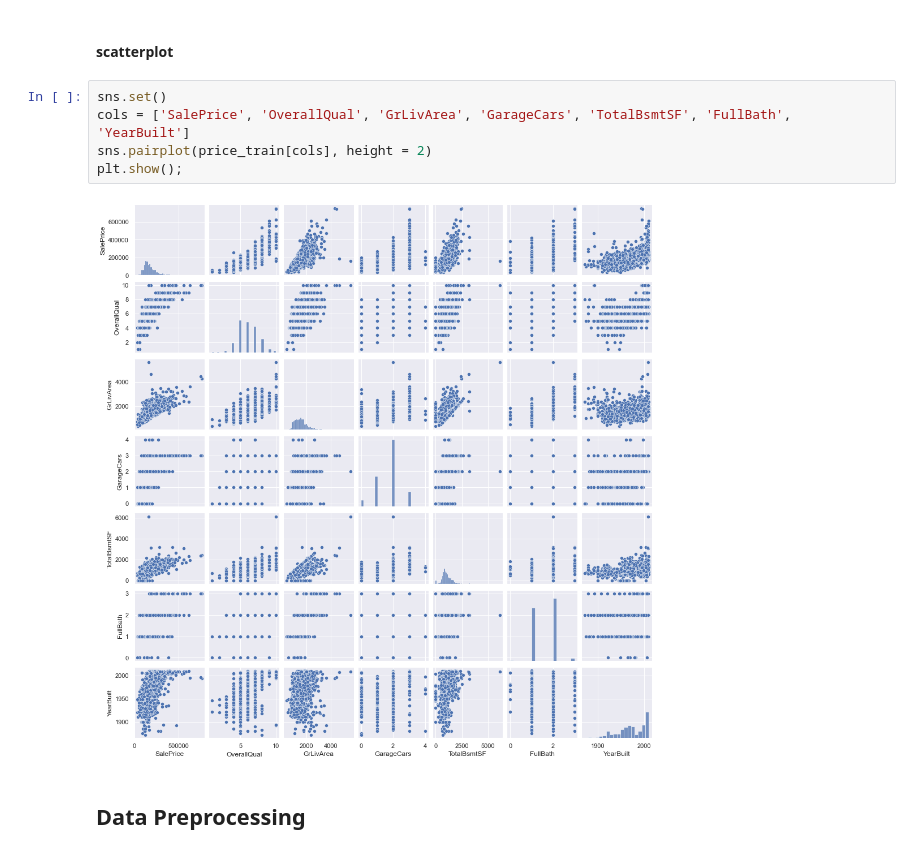
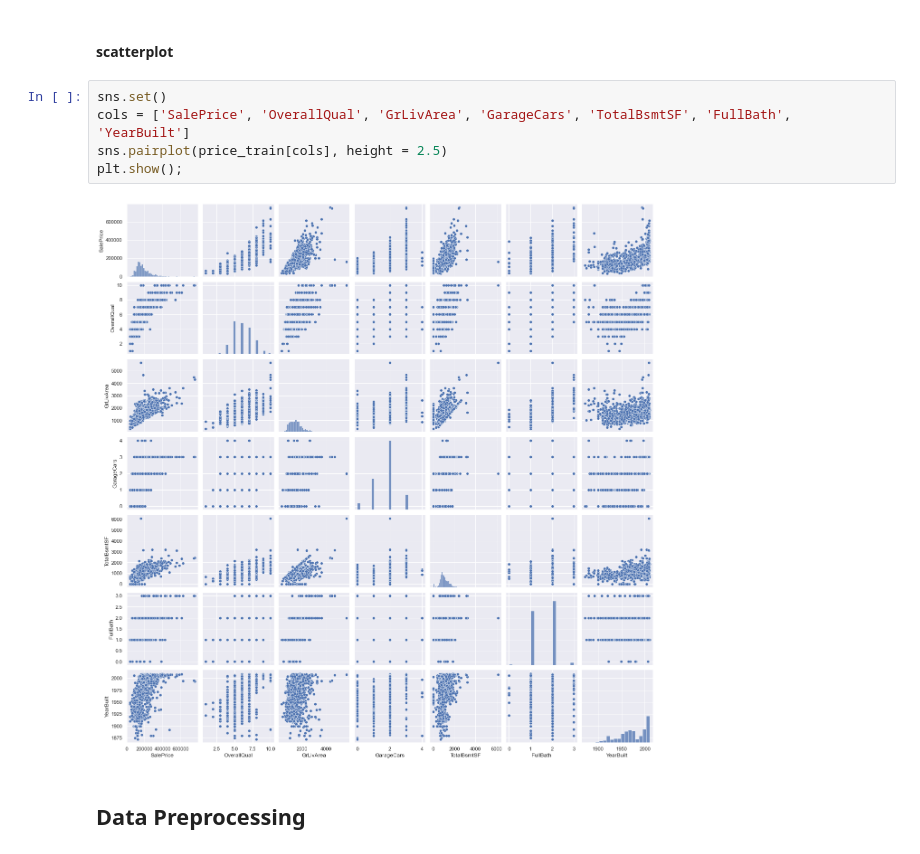
Before and after one commit to satvikv1/House-Price-Prediction, a Jupyter notebook: Price.ipynb, the cells around one changed output. Drawn from its saved outputs; the diff is of its cells as text.

```diff
--- a/Price.ipynb
+++ b/Price.ipynb
@@ -210,10 +211,10 @@ plt.show()
 # %%
 sns.set()
 cols = ['SalePrice', 'OverallQual', 'GrLivArea', 'GarageCars', 'TotalBsmtSF', 'FullBath', 'YearBuilt']
-sns.pairplot(price_train[cols], height = 2)
+sns.pairplot(price_train[cols], height = 2.5)
 plt.show();
 # %% [output]
-[figure, old version]
+[figure, new version]
 # %% [markdown]
 ## Data Preprocessing
 # %% [markdown]
```
Also changed, not shown: parts of 25 cells of this notebook.
